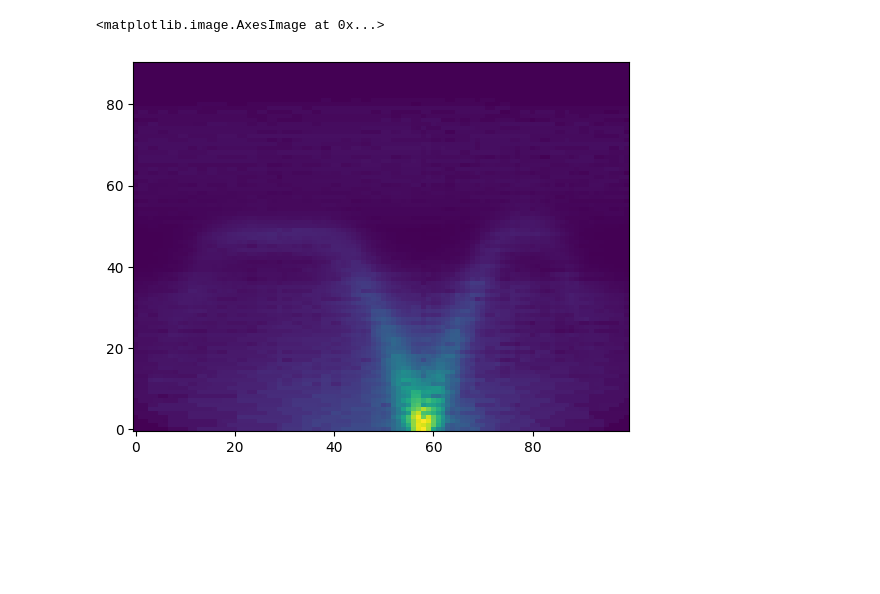
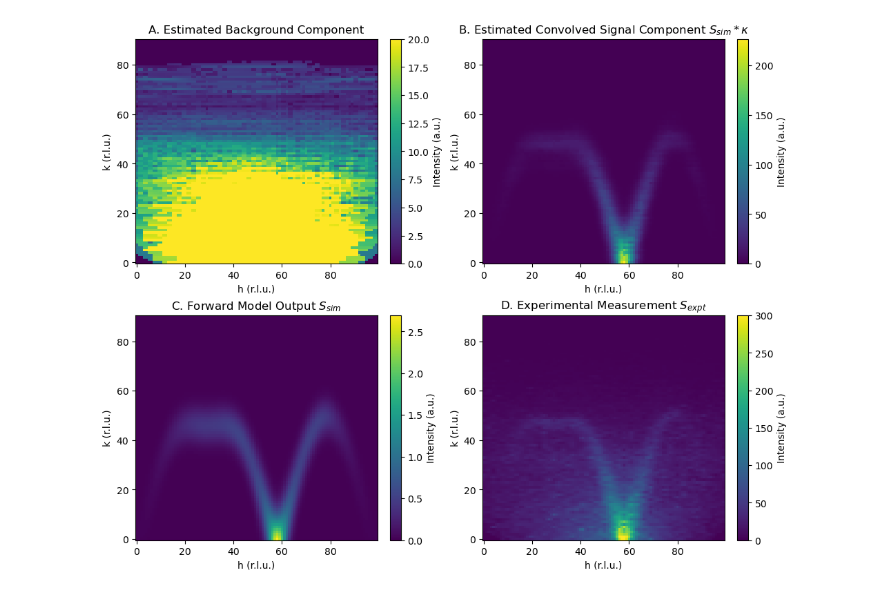
Before and after one commit to zhantaochen/kernel-s2e, a Jupyter notebook: kernel_learning_visualizer.ipynb, the cells around one changed output. Saved outputs shown, nothing was run; the diff lists cells and outputs as text; code cells hidden in the pictures; blank space fills up the shorter version.

```diff
--- a/kernel_learning_visualizer.ipynb
+++ b/kernel_learning_visualizer.ipynb
@@ -15,4 +23,0 @@ dict_keys(['grid', 'S', 'background', 'background_dict'])
-# %%
-from src.sqw import SpecNeuralRepr
-model_sqw = SpecNeuralRepr.load_from_checkpoint(
-    'input/version_14896845/checkpoints/epoch=7160-step=343728.ckpt')
@@ -32,5 +73,0 @@ from src.kernel import L_Kernel
-# %%
-# ckpt_path = 'lightning_logs/sf_300.0/version_0/checkpoints/sf_300.0-epoch=6-step=2950.ckpt'
-# ckpt_path = 'lightning_logs/sf_1.0/version_0/checkpoints/sf_1.0-epoch=9-step=4160.ckpt'
-ckpt_path = 'lightning_logs/sf_net/version_1/checkpoints/last.ckpt'
-model_config = torch.load(ckpt_path)['hyper_parameters']['model_config']
@@ -139,9 +152,62 @@ plt.imshow(S_exp, origin='lower', aspect='auto', vmax=300)
-# %%
-S_exp_pred = (s_sig+s_bkg).reshape(center_pts.shape[:-1]).detach().cpu().sum(0)
-plt.imshow(S_exp_pred, origin='lower', aspect='auto', vmax=300)
-# %% [output]
-<matplotlib.image.AxesImage at 0x...>
-[figure, removed]
+# %%
+import matplotlib.pyplot as plt
+
+# Choose perceptually uniform colormap suitable for scattering data
+cmap = "viridis"
+
+fig, axes = plt.subplots(2, 2, figsize=(10, 8), constrained_layout=True)
+
+# Panel A: Background component
+im0 = axes[0, 0].imshow(
+    s_bkg.reshape(center_pts.shape[:-1]).detach().cpu().sum(0),
+    origin='lower', aspect='auto', vmax=20, cmap=cmap
+)
+axes[0, 0].set_title("A. Estimated Background Component", fontsize=12)
+axes[0, 0].set_xlabel("h (r.l.u.)", fontsize=10)
+axes[0, 0].set_ylabel("k (r.l.u.)", fontsize=10)
+cbar0 = fig.colorbar(im0, ax=axes[0, 0])
+cbar0.set_label("Intensity (a.u.)", fontsize=10)
+
+# Panel B: Signal component
+im1 = axes[0, 1].imshow(
+    s_sig.reshape(center_pts.shape[:-1]).sum(0),
+    origin='lower', aspect='auto', cmap=cmap
+)
+axes[0, 1].set_title("B. Estimated Convolved Signal Component $S_{sim} * \kappa$", fontsize=12)
+axes[0, 1].set_xlabel("h (r.l.u.)", fontsize=10)
+axes[0, 1].set_ylabel("k (r.l.u.)", fontsize=10)
+cbar1 = fig.colorbar(im1, ax=axes[0, 1])
+cbar1.set_label("Intensity (a.u.)", fontsize=10)
+
+# Panel C: Forward model output
+im2 = axes[1, 0].imshow(
+    model_sqw.forward_qw(center_pts.to(model_sqw.device)).cpu().sum(0),
+    origin='lower', aspect='auto', cmap=cmap
+)
+axes[1, 0].set_title("C. Forward Model Output $S_{sim}$", fontsize=12)
+axes[1, 0].set_xlabel("h (r.l.u.)", fontsize=10)
+axes[1, 0].set_ylabel("k (r.l.u.)", fontsize=10)
+cbar2 = fig.colorbar(im2, ax=axes[1, 0])
+cbar2.set_label("Intensity (a.u.)", fontsize=10)
+
+# Panel D: Experimental data
+im3 = axes[1, 1].imshow(S_exp, origin='lower', aspect='auto', vmax=300, cmap=cmap)
+axes[1, 1].set_title("D. Experimental Measurement $S_{expt}$", fontsize=12)
+axes[1, 1].set_xlabel("h (r.l.u.)", fontsize=10)
+axes[1, 1].set_ylabel("k (r.l.u.)", fontsize=10)
+cbar3 = fig.colorbar(im3, ax=axes[1, 1])
+cbar3.set_label("Intensity (a.u.)", fontsize=10)
+
+# Optional: Main title
+# fig.suptitle("Scattering Signal Decomposition in Reciprocal Space", fontsize=14)
+
+# # Save in publication-ready format
+plt.savefig("scattering_decomposition_hk.png", dpi=300, bbox_inches='tight')
+plt.savefig("scattering_decomposition_hk.pdf", bbox_inches='tight')
+
+plt.show()
+# %% [output]
+[figure, added]
 # %%
 plt.imshow(np.abs(S_exp_pred - S_exp), origin='lower', aspect='auto')
 plt.colorbar()
```
Also changed, not shown: parts of 53 cells of this notebook, 3 other files.
